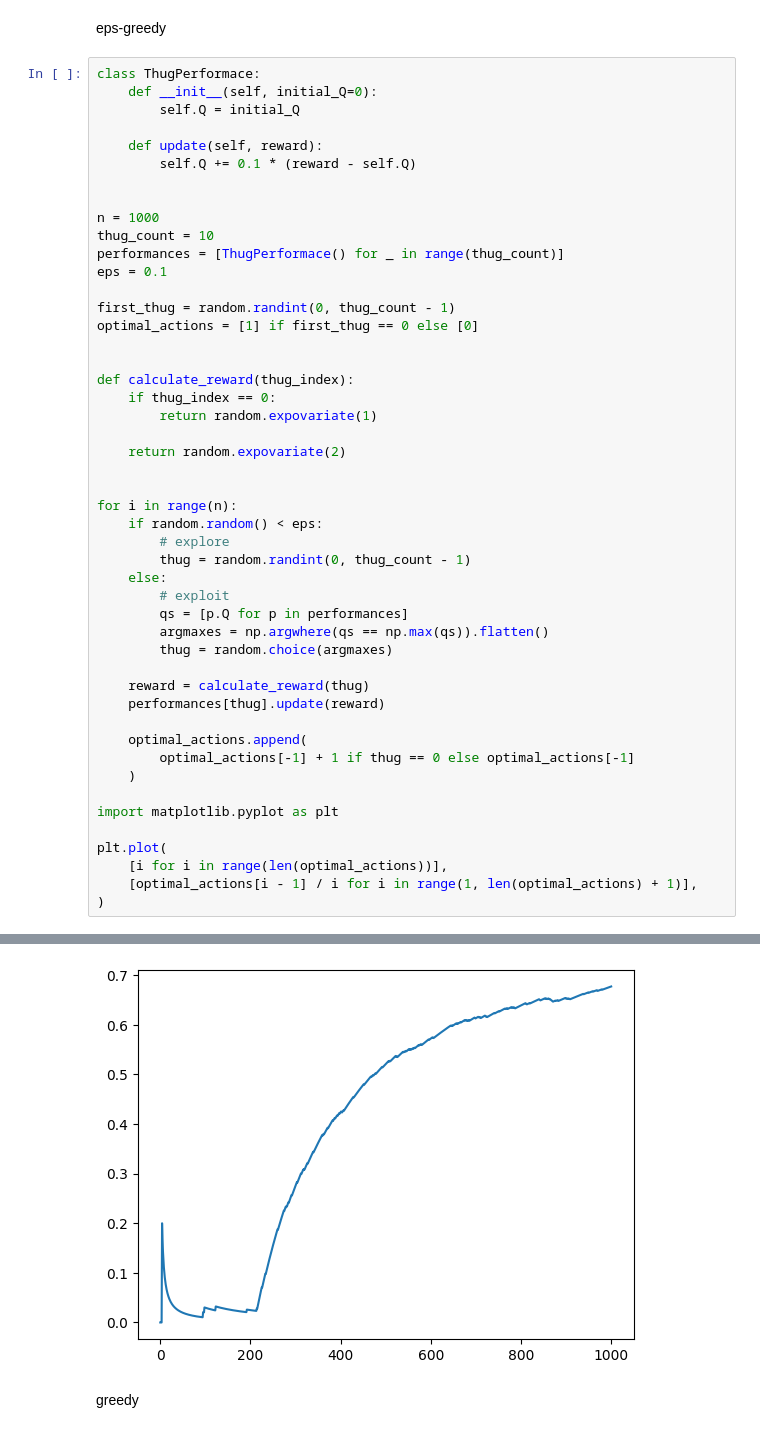
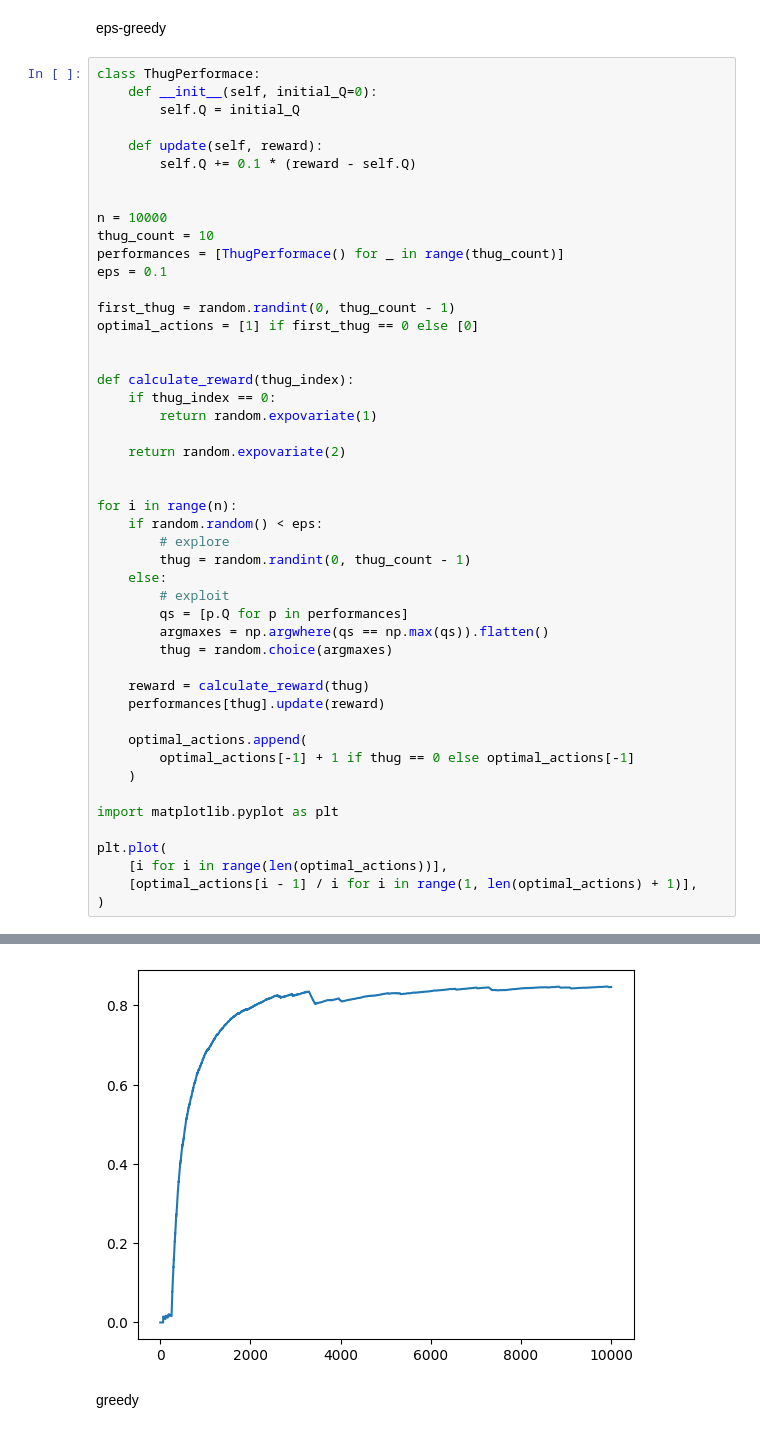
Before and after one commit to PrzeChoj/2024Lato-WarsztatyBadawcze, a Jupyter notebook: PraceDomowe/PD1/10-ręki bandyta - greedy/jakub_lange_f.ipynb, the cells around one changed output, grey strips where cells are left out. Cells and saved outputs as stored; diff of their text form.

```diff
--- a/PraceDomowe/PD1/10-ręki bandyta - greedy/jakub_lange_f.ipynb
+++ b/PraceDomowe/PD1/10-ręki bandyta - greedy/jakub_lange_f.ipynb
@@ -12,7 +12,7 @@ class ThugPerformace:
         self.Q += 0.1 * (reward - self.Q)
 
 
-n = 1000
+n = 10000
 thug_count = 10
 performances = [ThugPerformace() for _ in range(thug_count)]
 eps = 0.1
@@ -26,34 +26,34 @@ def calculate_reward(thug_index):
         return random.expovariate(1)
 
     return random.expovariate(2)
 
 
 for i in range(n):
     if random.random() < eps:
         # explore
         thug = random.randint(0, thug_count - 1)
     else:
         # exploit
         qs = [p.Q for p in performances]
         argmaxes = np.argwhere(qs == np.max(qs)).flatten()
         thug = random.choice(argmaxes)
 
     reward = calculate_reward(thug)
     performances[thug].update(reward)
 
     optimal_actions.append(
         optimal_actions[-1] + 1 if thug == 0 else optimal_actions[-1]
     )
 
 import matplotlib.pyplot as plt
 
 plt.plot(
     [i for i in range(len(optimal_actions))],
     [optimal_actions[i - 1] / i for i in range(1, len(optimal_actions) + 1)],
 )
 # %% [output]
 [<matplotlib.lines.Line2D at 0x...>]
-[figure, old version]
+[figure, new version]
 # %% [markdown]
 greedy
 # %%
```
Also changed, not shown: parts of 2 cells of this notebook.
